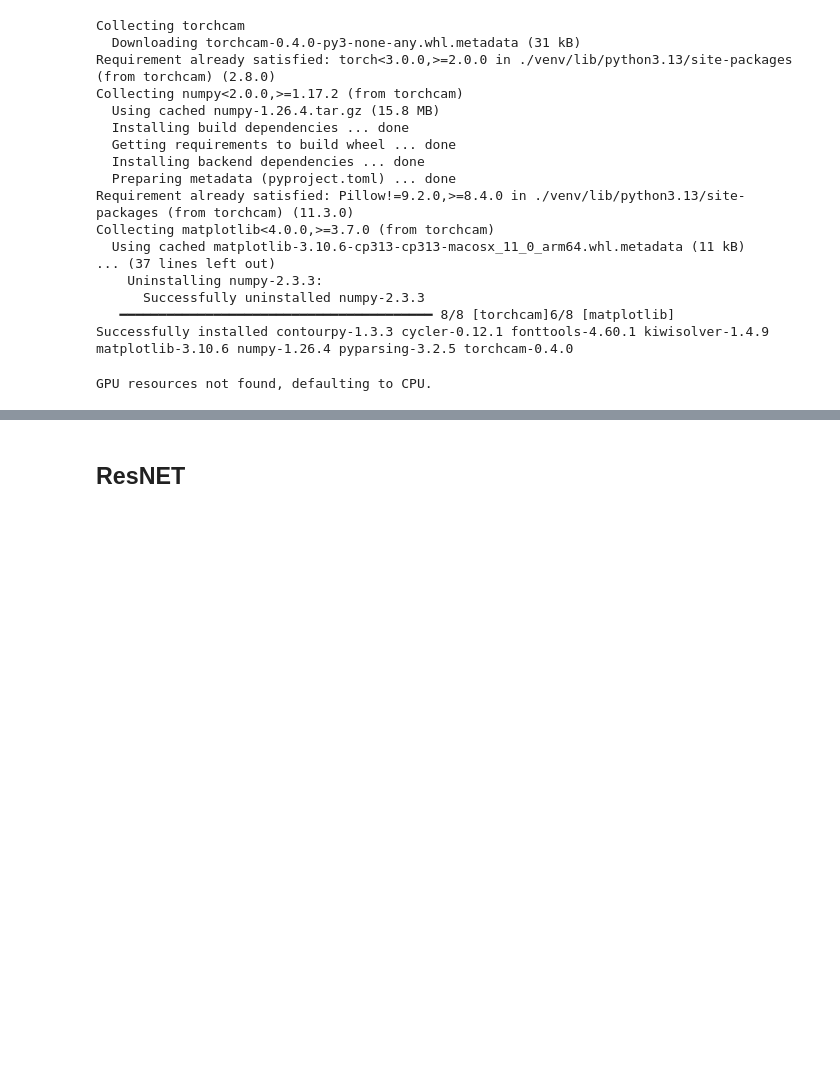
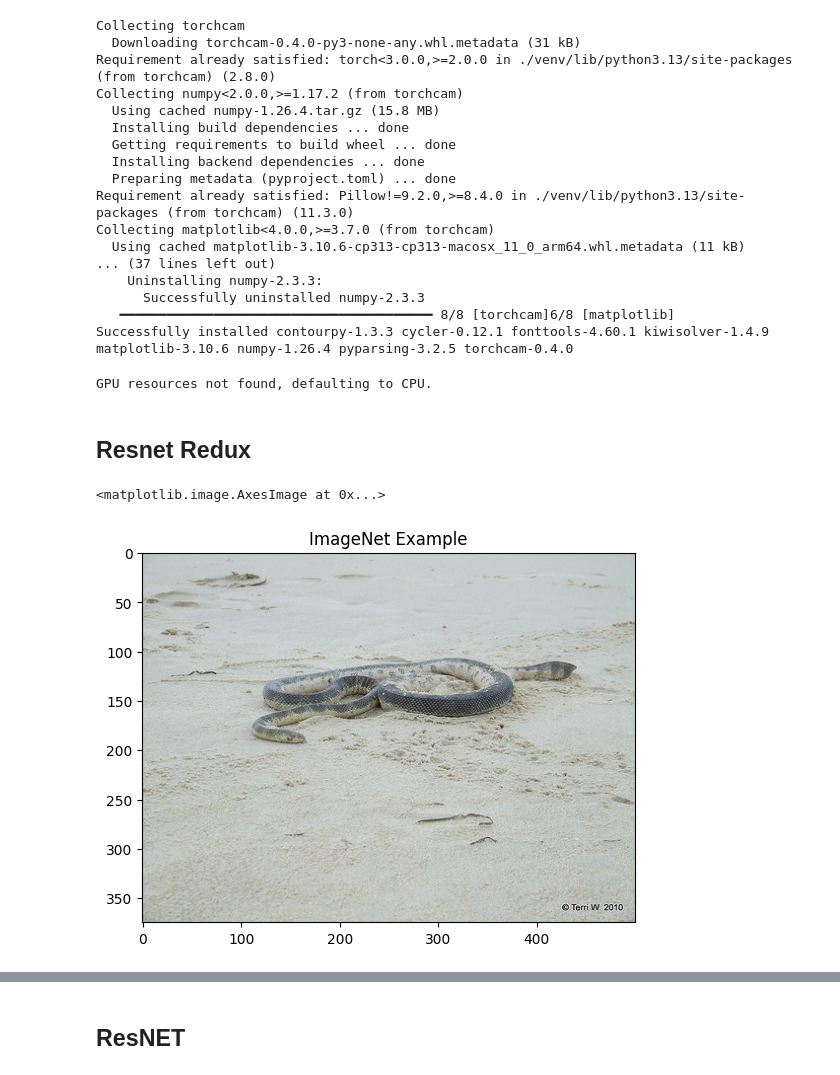
Before and after one commit to auto-d/vision-mapping, a Jupyter notebook: viz_map.ipynb, the cells around one changed output, grey strips where cells are left out. Saved outputs shown, nothing was run; the diff lists cells and outputs as text; code cells hidden in the pictures; blank space fills up the shorter version.

Commit message:
added basic resnet w/ grad-cam

```diff
--- a/viz_map.ipynb
+++ b/viz_map.ipynb
@@ -70,3 +70,5 @@ def inspect_model_file(path, device):
     print(type(data))
     for k, v in data.items():
         print(k, v.shape)
+# %% [markdown]
+## Resnet Redux
@@ -72,0 +79,11 @@ def inspect_model_file(path, device):
+# %%
+img = cv2.imread("imagenet_1.jpg", 1)
+
+# BGR -> GBR
+img = img[:, :, ::-1]
+
+plt.title('ImageNet Example')
+plt.imshow(img)
+# %% [output]
+<matplotlib.image.AxesImage at 0x...>
+[figure, added]
```
Also changed, not shown: parts of 13 cells of this notebook.
